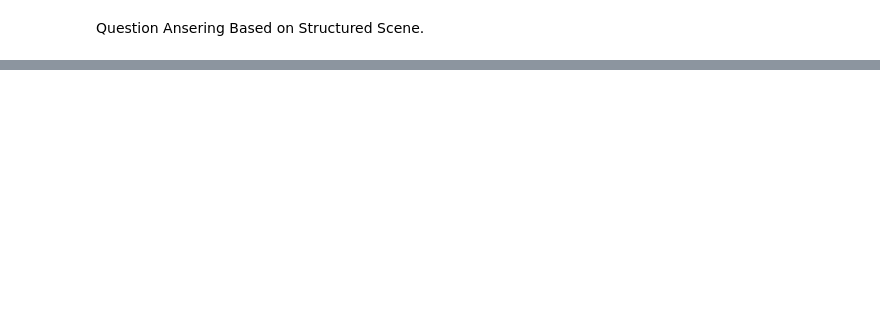
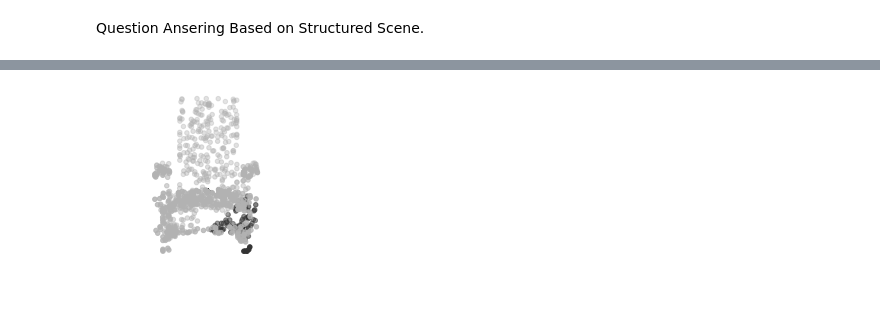
Before and after one commit to ZongjingLi/Hierarchical-Learner, a Jupyter notebook: HierarchyLearner/demoseq.ipynb, the cells around one changed output, grey strips where cells are left out. Cells and saved outputs as stored; diff of their text form; code cells hidden in the pictures; blank space fills up the shorter version.

```diff
--- a/HierarchyLearner/demoseq.ipynb
+++ b/HierarchyLearner/demoseq.ipynb
@@ -373,10 +386,74 @@ tensor([-16.1181], grad_fn=<CatBackward0>)
-# %%
-def generate_segmentation(model,dataset, target_concepts = ["leg"]):
-    segmentations = []
-    loader = DataLoader(dataset, batch_size = 1)
-    for sample in loader:
-        model.perception.split_components = True
-        outputs = model.perception(sample)
-        components = outputs["components"]
-
-    return segmentations
+# %%
+def generate_segmentation(model,sample, target_concepts = ["leg"]):
+    segmentations = []
+    loader = DataLoader(dataset, batch_size = 1)
+    if 1:
+        model.perception.split_components = True
+        outputs = model.perception(sample)
+        model.executor.effective_level = 1
+        components = outputs["components"]
+        attn = outputs["attention"]
+
+        base_features = outputs["features"]
+        base_features = model.feature2concept(base_features)
+
+        scene_struct = model.build_scene(base_features)
+
+        scores,features,connections = load_scene(scene_struct, 0)
+
+        kwargs = {"features":features,
+                "end":scores,
+                "connections":connections}
+
+        q = "filter(scene(),{})".format(target_concepts[0])
+        q = model.executor.parse(q)
+
+        o = model.executor(q, **kwargs)
+
+        soft_mask = o["end"][0]
+        print(soft_mask)
+        partial_pc = []
+        rest = []
+
+        pc = sample["point_cloud"]
+        att_mask = torch.zeros([pc.shape[0]])
+        rest_attn = torch.zeros(pc.shape[1])
+        for i,val in enumerate(soft_mask):
+            if val > 0.0:
+                att_mask = torch.max(att_mask, (attn[0,i,:] + 0.5).int())
+                partial_pc.append(components[0][i])
+            else:
+                #att_mask = torch.max(att_mask, (attn[0,i,:] + 0.5).int())
+                rest_attn = torch.max(rest_attn, (attn[0,i,:] + 0.5).int())
+                rest.append(components[0][i])
+
+        #partial_pc = torch.cat(partial_pc, dim = 0)
+        #rest = torch.cat(rest, dim = 0)
+
+        partial = pc * att_mask.unsqueeze(-1)
+        partial = partial.detach()[0]
+
+        rest_partial = pc * rest_attn.unsqueeze(-1)
+        rest_partial = rest_partial.detach()[0]
+
+        #visualize_pointcloud([
+        #    [partial_pc.detach(),0.0 * torch.ones_like(partial_pc)],
+        #    [rest.detach(), .7 * torch.ones_like(rest)]
+        #    ])
+
+        visualize_pointcloud([
+            [partial, 0.2 * torch.ones_like(partial)],
+            [rest_partial, 0.7 * torch.ones_like(rest_partial)]
+            ])
+
+    return segmentations
+
+for sample in dataloader:
+    sample, gt = sample
+    break;
+
+print(sample["programs"])
+print(sample["answers"])
+
+seg = generate_segmentation(model, sample, ["leg","back_single_surface","leg","runner"])
+# %% [output]
@@ -382,0 +464 @@ def generate_segmentation(model,dataset, target_concepts = ["leg"]):
+[figure, added]
```
Also changed, not shown: parts of 12 cells of this notebook, 10 other files.
